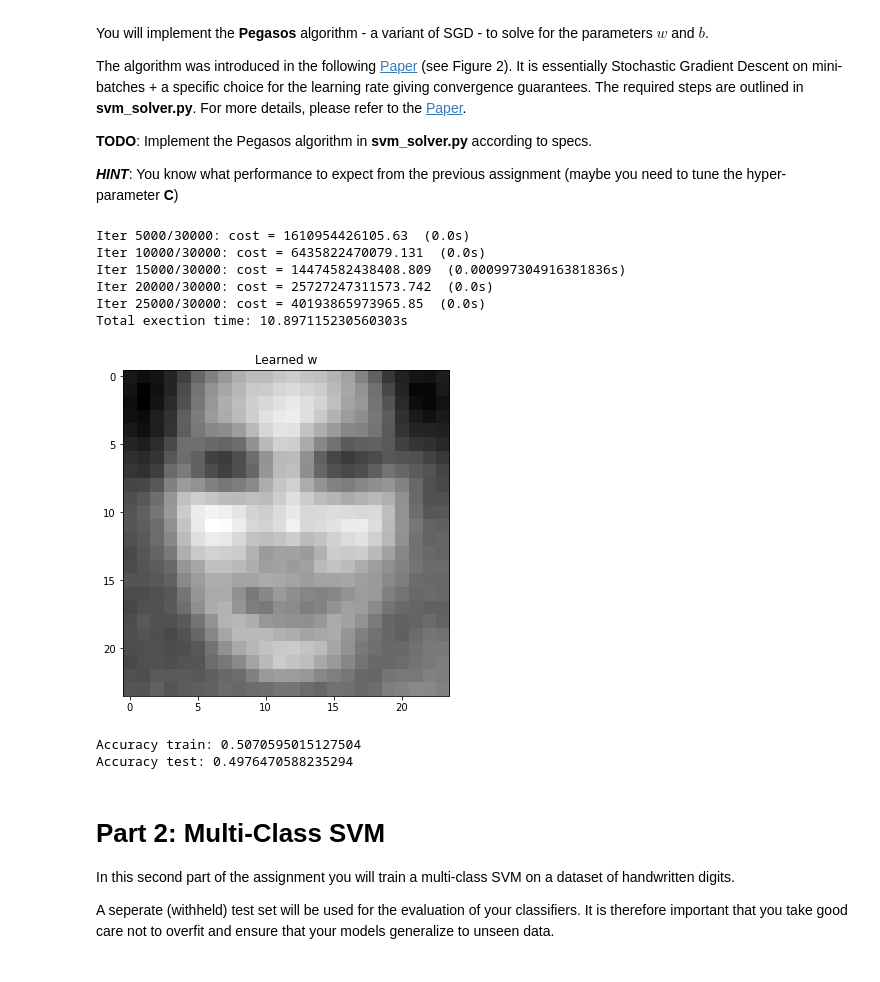
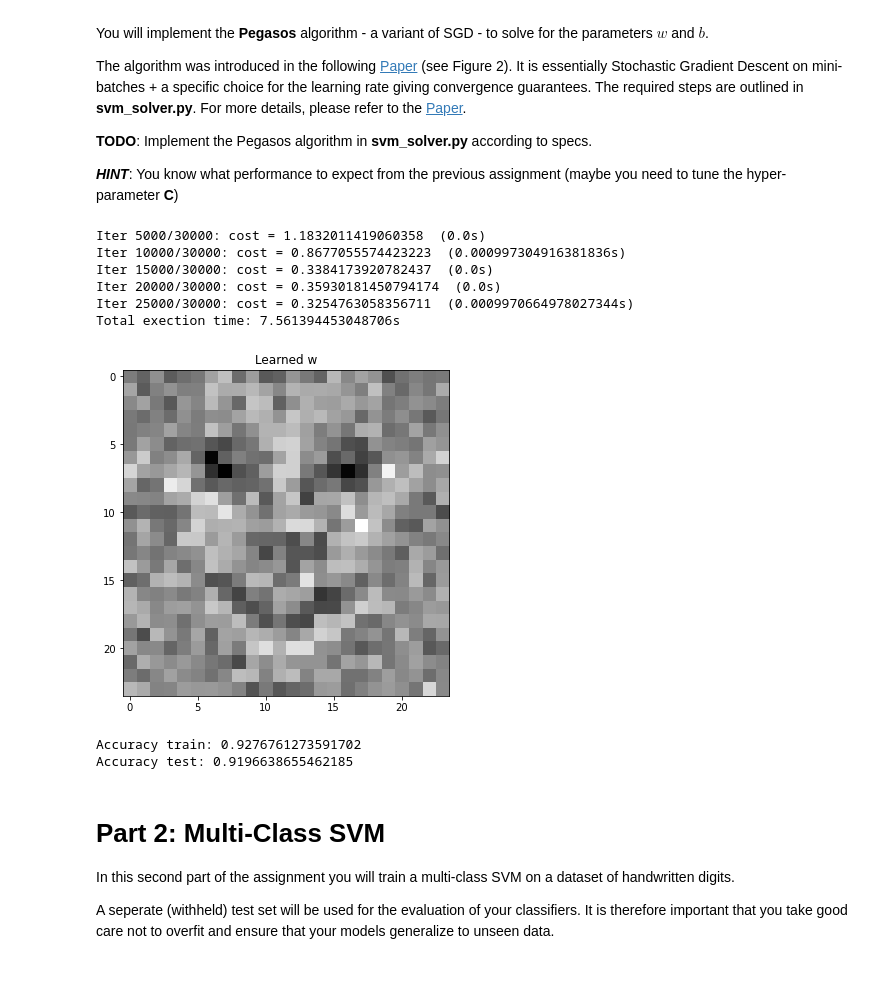
Before and after one commit to susifohn/HS2020_Machine_Learning, a Jupyter notebook: programming_assignment_2/Assignment2.ipynb, the cells around one changed output. Drawn from its saved outputs; the diff is of its cells as text; code cells hidden in the pictures.

```diff
--- a/programming_assignment_2/Assignment2.ipynb
+++ b/programming_assignment_2/Assignment2.ipynb
@@ -132,34 +132,34 @@ The algorithm was introduced in the following [Paper](http://ttic.uchicago.edu/~
 # %%
 # We'll meausure the execution time
 start = time.time()
 
-C = 3.0
+C = 0.1
 w, b = svm_solver(X_train, y_train, C, num_iter=30000, num_per_batch=64)
 
 exec_time = time.time()-start
 print('Total exection time: {}s'.format(exec_time))
 
 # We can have a look at what theta has learned to recognise as "face"
 plt.imshow(np.reshape(w, [24, 24], order='F'))
 plt.title('Learned w')
 plt.show()
 
 # Make predictions
 preds_train = np.ones_like(y_train) - 2 * (np.dot(X_train, w) + b < 0)
 preds_test = np.ones_like(y_test) - 2 * (np.dot(X_test, w) + b < 0)
 
 print('Accuracy train: {}'.format(np.mean(preds_train == y_train)))
 print('Accuracy test: {}'.format(np.mean(preds_test == y_test)))
 # %% [output]
-Iter 5000/30000: cost = 1610954426105.63  (0.0s)
-Iter 10000/30000: cost = 6435822470079.131  (0.0s)
-Iter 15000/30000: cost = 14474582438408.809  (0.000997304916381836s)
-Iter 20000/30000: cost = 25727247311573.742  (0.0s)
-Iter 25000/30000: cost = 40193865973965.85  (0.0s)
-Total exection time: 10.897115230560303s
+Iter 5000/30000: cost = 1.1832011419060358  (0.0s)
+Iter 10000/30000: cost = 0.8677055574423223  (0.000997304916381836s)
+Iter 15000/30000: cost = 0.3384173920782437  (0.0s)
+Iter 20000/30000: cost = 0.35930181450794174  (0.0s)
+Iter 25000/30000: cost = 0.3254763058356711  (0.0009970664978027344s)
+Total exection time: 7.561394453048706s
-[figure, old version]
+[figure, new version]
-Accuracy train: 0.5070595015127504
-Accuracy test: 0.4976470588235294
+Accuracy train: 0.9276761273591702
+Accuracy test: 0.9196638655462185
 # %% [markdown]
 # Part 2: Multi-Class SVM
 
```
Also changed, not shown: parts of 13 cells of this notebook.
